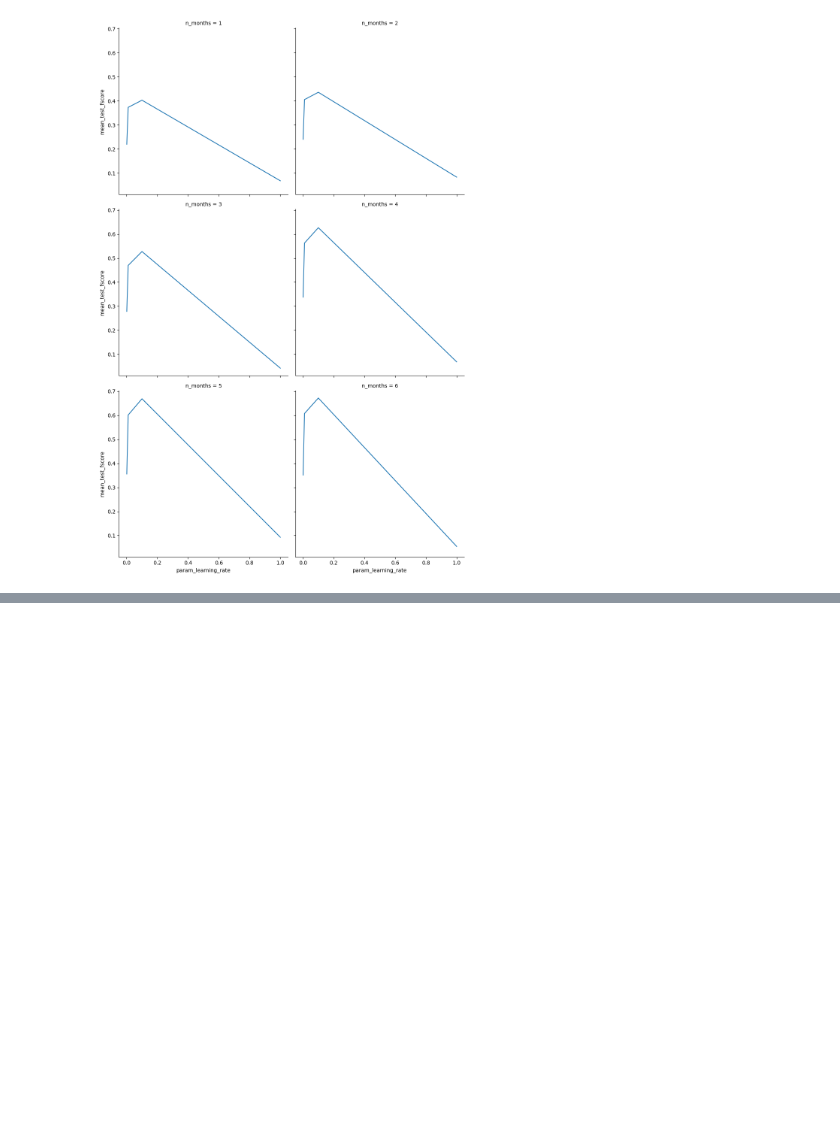
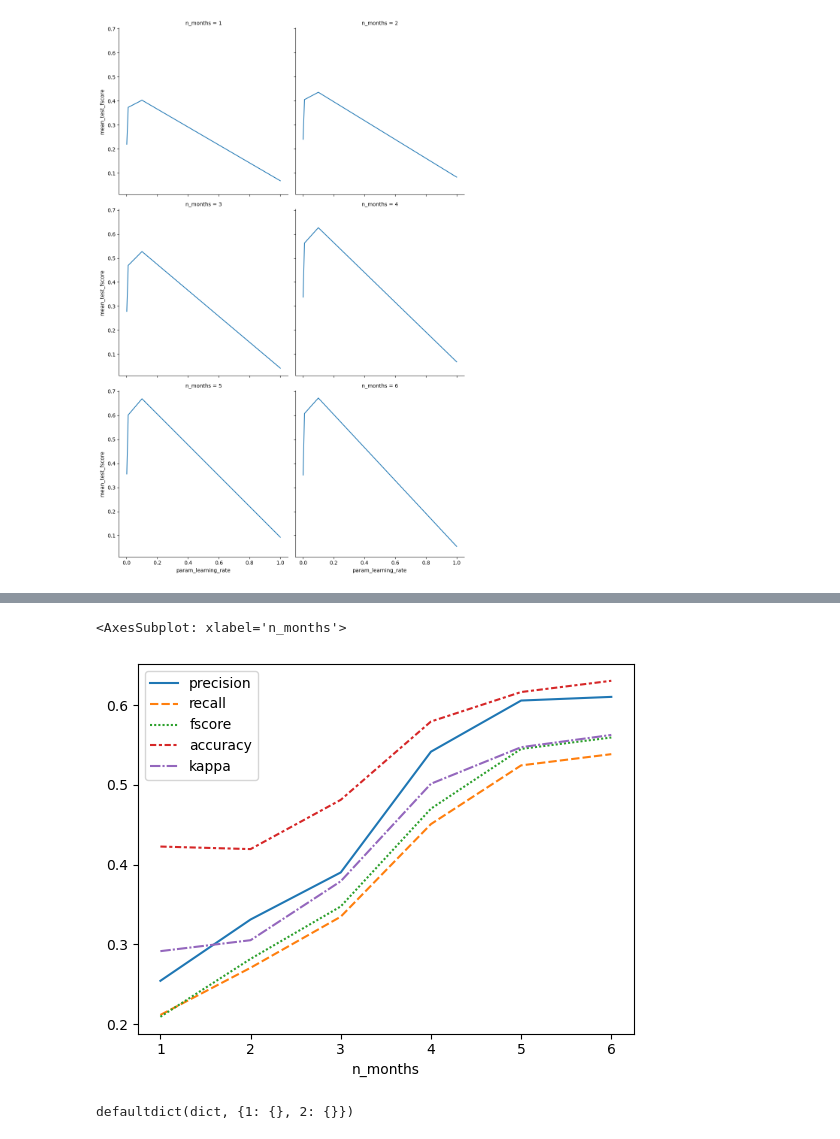
Before and after one commit to PavelSyomin/crop-classification, a Jupyter notebook: Crop Classification.ipynb, the cells around one changed output, grey strips where cells are left out. Drawn from its saved outputs; the diff is of its cells as text; code cells hidden in the pictures; blank space fills up the shorter version.

Commit message:
Train Catboost and neural networks, analyze models separately

```diff
--- a/Crop Classification.ipynb
+++ b/Crop Classification.ipynb
@@ -364,5 +444,5 @@ for n_months in range(1, 7):
         sequencelength=sequencelength
     )
     best_model, stats = train(tempcnn_train_params)
-    tempcnn_results[n_months]["best_model"] = best_model
+    tempcnn_results[n_months]["best_model"] = best_model.to("cpu")
     tempcnn_results[n_months]["stats"] = stats
@@ -378,10 +519,13 @@ N_MONTHS = 6
 
 earlyrnn_results = defaultdict(dict)
 
-earlyrnn_args = TrainConfig(epochs=50,
-                   model="earlyrnn",
-                   n_months=N_MONTHS,
-                   sequencelength=N_MONTHS * TIMESTAMPS_PER_MONTH)
+earlyrnn_args = TrainConfig(
+    epochs=50,
+    year=2018,
+    model="earlyrnn",
+    n_months=N_MONTHS,
+    sequencelength=N_MONTHS * TIMESTAMPS_PER_MONTH
+)
 best_model, stats = train(earlyrnn_args)
-earlyrnn_results[N_MONTHS]["best_model"] = best_model
+earlyrnn_results[N_MONTHS]["best_model"] = best_model.to("cpu")
 earlyrnn_results[N_MONTHS]["stats"] = stats
@@ -542,0 +712,6 @@ plot_cross_val_scores(lgbm_cross_val_scores, "learning_rate", "fscore")
+# %%
+with open(dumps_path / "catboost_results.dump", "rb") as f:
+    catboost_results = pickle.load(f)
+# %%
+catboost_test_scores = get_test_scores(catboost_results)
+catboost_test_scores
@@ -542,0 +727,9 @@ plot_cross_val_scores(lgbm_cross_val_scores, "learning_rate", "fscore")
+# %%
+sns.lineplot(data=catboost_test_scores)
+# %% [output]
+<AxesSubplot: xlabel='n_months'>
+[figure, added]
+# %%
+catboost_results
+# %% [output]
+defaultdict(dict, {1: {}, 2: {}})
```
Also changed, not shown: parts of 34 cells of this notebook.
